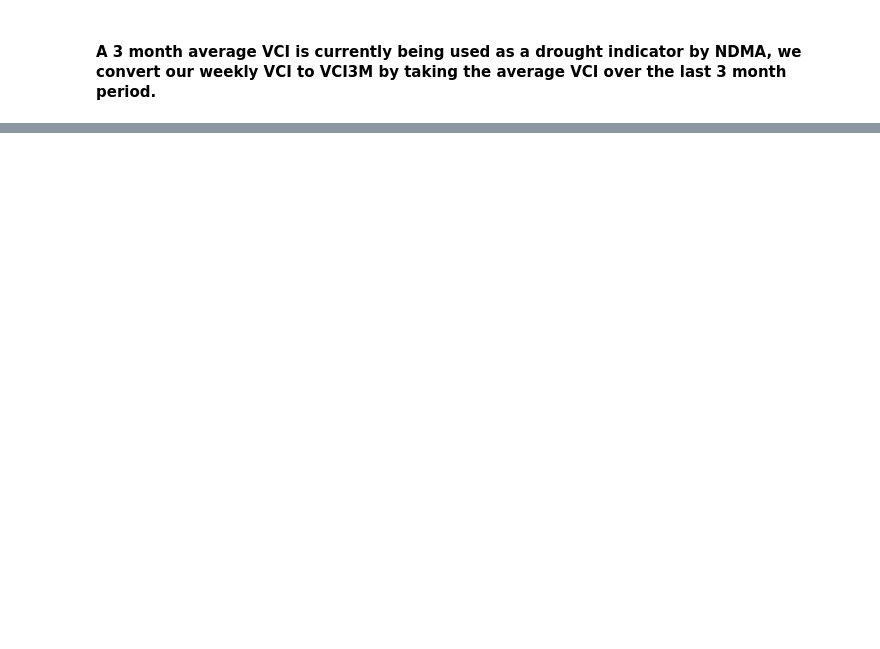
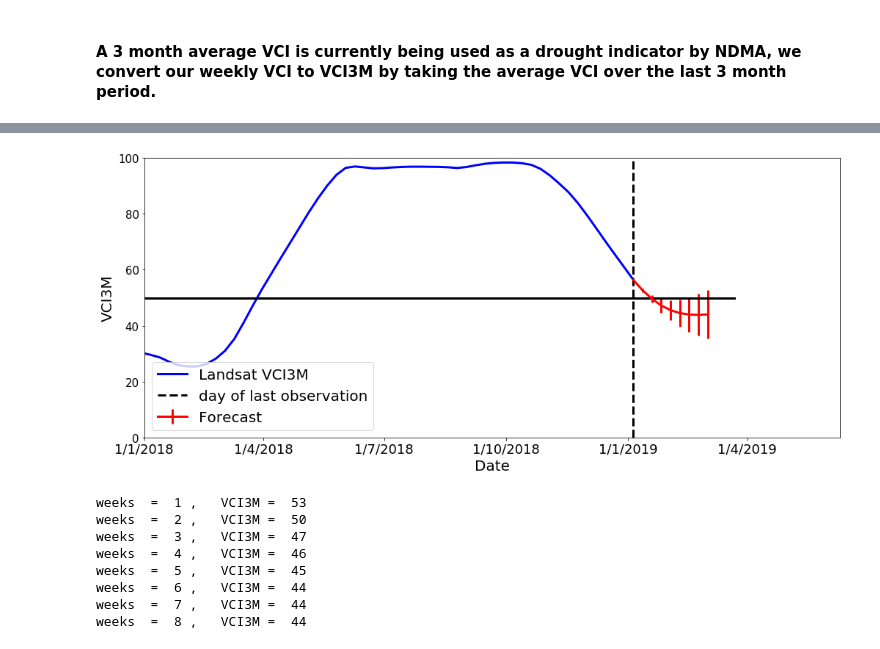
Before and after one commit to ASTRO-cast/Example_notebooks, a Jupyter notebook: case_study.ipynb, the cells around one changed output, grey strips where cells are left out. Drawn from its saved outputs; the diff is of its cells as text; code cells hidden in the pictures; blank space fills up the shorter version.

```diff
--- a/case_study.ipynb
+++ b/case_study.ipynb
@@ -50,0 +60,14 @@ weeks  =  8 ,   VCI3M =  56
+# %%
+X,y = plot_func.load('im_note/Isiolo_Z10_RBFP_an.npy')
+mean, Xtest_use = plot_func.run_GP(X,y)
+plot_func.plot_vci_fc3M(Xtest_use,mean,X,y)
+# %% [output]
+[figure, added]
+weeks  =  1 ,   VCI3M =  53
+weeks  =  2 ,   VCI3M =  50
+weeks  =  3 ,   VCI3M =  47
+weeks  =  4 ,   VCI3M =  46
+weeks  =  5 ,   VCI3M =  45
+weeks  =  6 ,   VCI3M =  44
+weeks  =  7 ,   VCI3M =  44
+weeks  =  8 ,   VCI3M =  44
```
Also changed, not shown: parts of 4 cells of this notebook, 8 other files.
